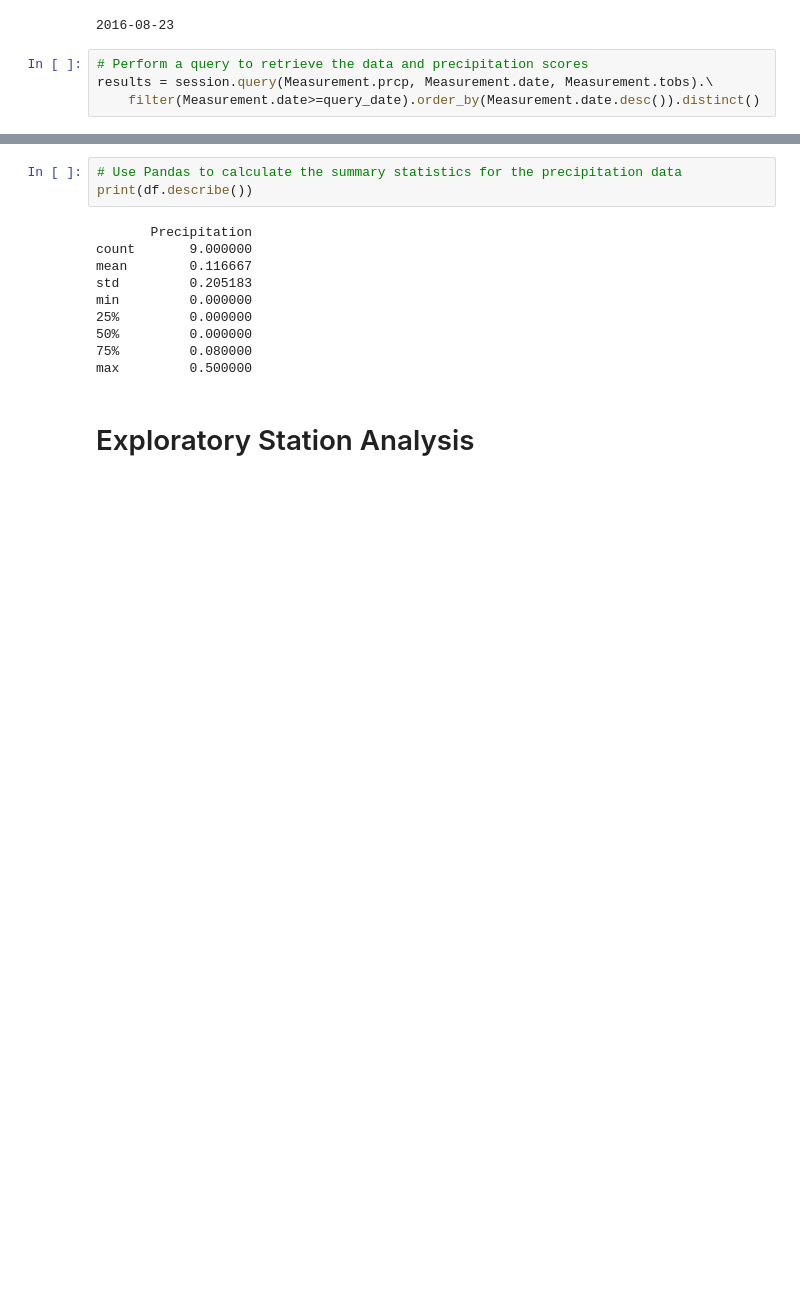
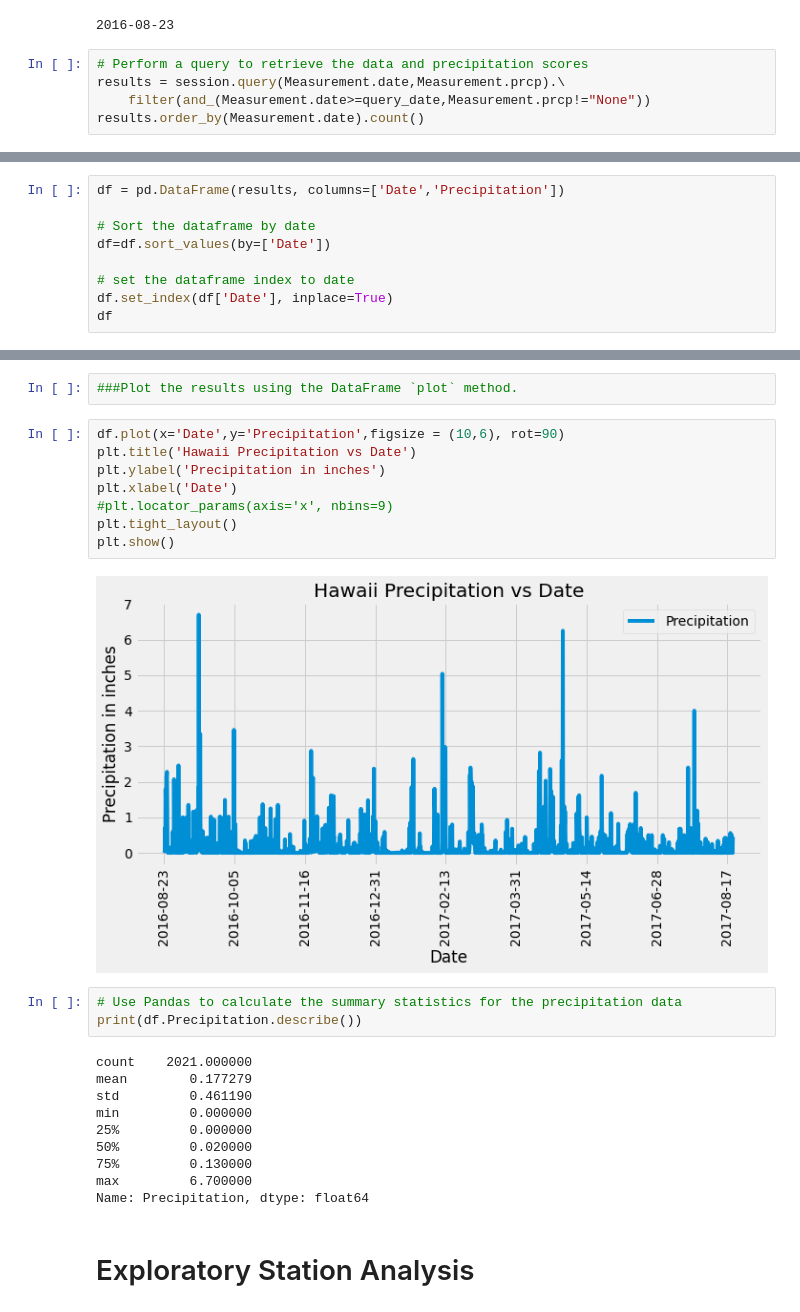
Before and after one commit to antoinetteboyle/SQLAlchemy-challenge, a Jupyter notebook: climate_starter.ipynb, the cells around one changed output, grey strips where cells are left out. Drawn from its saved outputs; the diff is of its cells as text; blank space fills up the shorter version.

```diff
--- a/climate_starter.ipynb
+++ b/climate_starter.ipynb
@@ -55,5 +55,6 @@ print(query_date)
 2016-08-23
 # %%
 # Perform a query to retrieve the data and precipitation scores
-results = session.query(Measurement.prcp, Measurement.date, Measurement.tobs).\
-    filter(Measurement.date>=query_date).order_by(Measurement.date.desc()).distinct()
+results = session.query(Measurement.date,Measurement.prcp).\
+    filter(and_(Measurement.date>=query_date,Measurement.prcp!="None"))
+results.order_by(Measurement.date).count()
@@ -96,0 +67,9 @@ plt.show()
+# %%
+df = pd.DataFrame(results, columns=['Date','Precipitation'])
+
+# Sort the dataframe by date
+df=df.sort_values(by=['Date'])
+
+# set the dataframe index to date
+df.set_index(df['Date'], inplace=True)
+df
@@ -97,16 +91,28 @@ plt.show()
+# %%
+###Plot the results using the DataFrame `plot` method.
+# %%
+df.plot(x='Date',y='Precipitation',figsize = (10,6), rot=90)
+plt.title('Hawaii Precipitation vs Date')
+plt.ylabel('Precipitation in inches')
+plt.xlabel('Date')
+#plt.locator_params(axis='x', nbins=9)
+plt.tight_layout()
+plt.show()
+# %% [output]
+[figure, added]
 # %%
 # Use Pandas to calculate the summary statistics for the precipitation data
-print(df.describe())
+print(df.Precipitation.describe())
 # %% [output]
-       Precipitation
-count       9.000000
-mean        0.116667
-std         0.205183
+count    2021.000000
+mean        0.177279
+std         0.461190
 min         0.000000
 25%         0.000000
-50%         0.000000
-75%         0.080000
-max         0.500000
+50%         0.020000
+75%         0.130000
+max         6.700000
+Name: Precipitation, dtype: float64
 # %% [markdown]
 # Exploratory Station Analysis
 # %%
```
Also changed, not shown: parts of 15 cells of this notebook, 1 other file.
